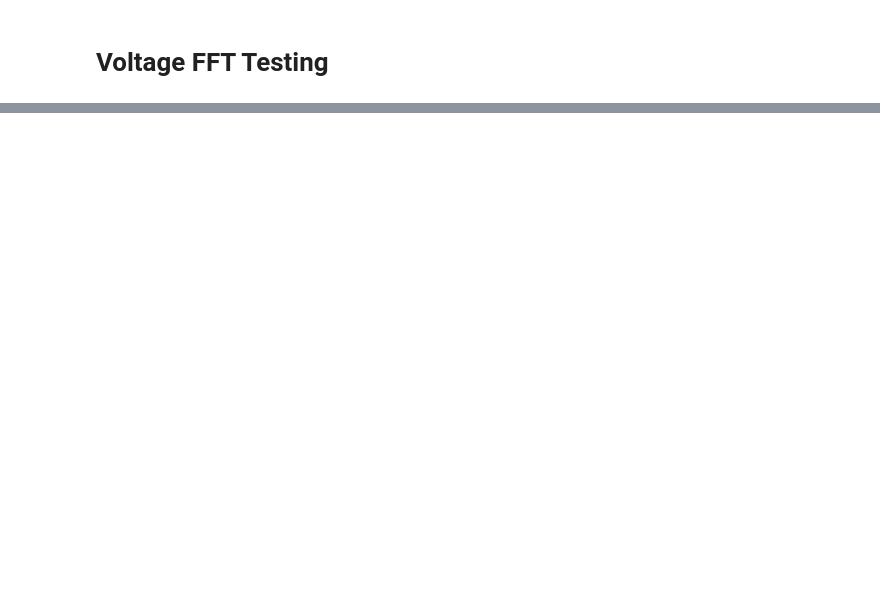
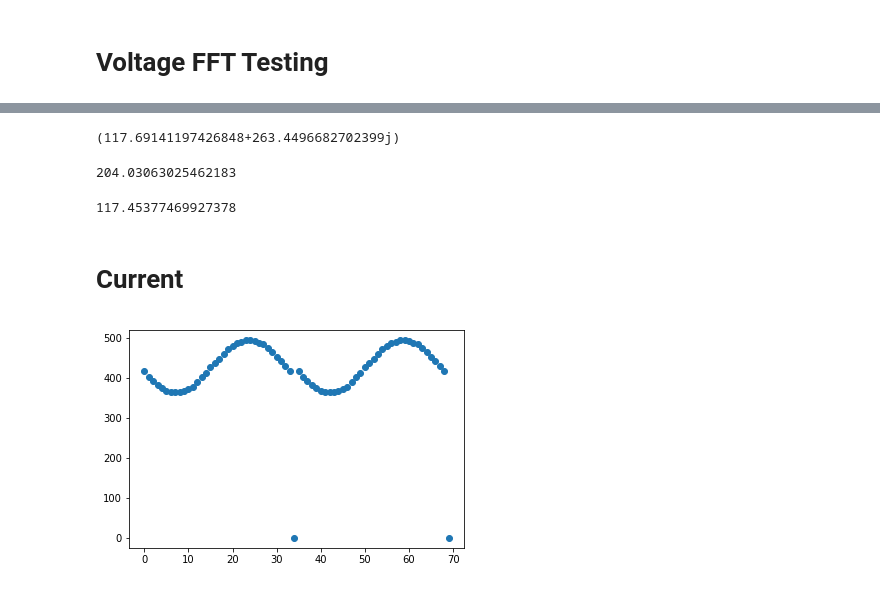
Before and after one commit to power-analyzer/backend, a Jupyter notebook: Voltage and Current FFT Test.ipynb, the cells around one changed output, grey strips where cells are left out. Saved outputs shown, nothing was run; the diff lists cells and outputs as text; code cells hidden in the pictures; blank space fills up the shorter version.

```diff
--- a/Voltage and Current FFT Test.ipynb
+++ b/Voltage and Current FFT Test.ipynb
@@ -77,0 +120,23 @@ abs_fft[1]/34*2/math.sqrt(2)
+# %%
+final_voltage = fft[1]/17/(0.0031 + 0.0040j)
+print
+# %% [output]
+(117.69141197426848+263.4496682702399j)
+# %%
+np.absolute(final_voltage)/math.sqrt(2)
+# %% [output]
+204.03063025462183
+# %%
+cmath.phase(final_voltage)*180/math.pi
+# %% [output]
+117.45377469927378
+# %% [markdown]
+# Current
+# %%
+# Define the number of windings on the inductor
+N = 2000
+
+# Test the periodicy of the wave. (Data for this one is not as good.)
+graph(np.concatenate((currents, currents), axis=0))
+# %% [output]
+[figure, added]
```
Also changed, not shown: parts of 20 cells of this notebook, 1 other file.
